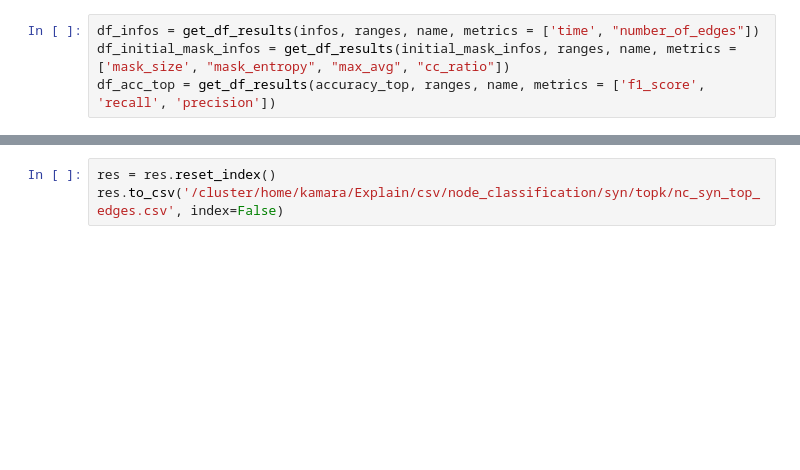
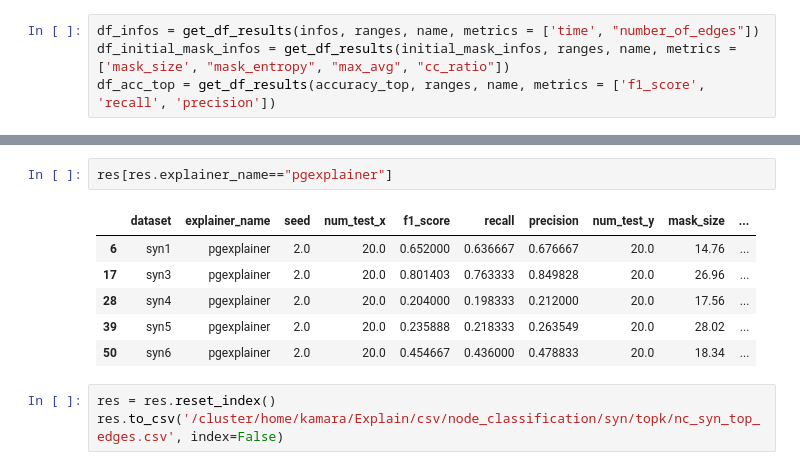
Before and after one commit to GraphFramEx/graphframex, a Jupyter notebook: notebooks/Results_Experiments.ipynb, the cells around one changed output, grey strips where cells are left out. Saved outputs shown, nothing was run; the diff lists cells and outputs as text; blank space fills up the shorter version.

```diff
--- a/notebooks/Results_Experiments.ipynb
+++ b/notebooks/Results_Experiments.ipynb
@@ -780,3 +778,12 @@ res
+# %%
+res[res.explainer_name=="pgexplainer"]
+# %% [output]
+|  | dataset | explainer_name | seed | num_test_x | f1_score | recall | precision | num_test_y | mask_size | ... |
+| 6 | syn1 | pgexplainer | 2.0 | 20.0 | 0.652000 | 0.636667 | 0.676667 | 20.0 | 14.76 | ... |
+| 17 | syn3 | pgexplainer | 2.0 | 20.0 | 0.801403 | 0.763333 | 0.849828 | 20.0 | 26.96 | ... |
+| 28 | syn4 | pgexplainer | 2.0 | 20.0 | 0.204000 | 0.198333 | 0.212000 | 20.0 | 17.56 | ... |
+| 39 | syn5 | pgexplainer | 2.0 | 20.0 | 0.235888 | 0.218333 | 0.263549 | 20.0 | 28.02 | ... |
+| 50 | syn6 | pgexplainer | 2.0 | 20.0 | 0.454667 | 0.436000 | 0.478833 | 20.0 | 18.34 | ... |
 # %%
 res = res.reset_index()
 res.to_csv('/cluster/home/kamara/Explain/csv/node_classification/syn/topk/nc_syn_top_edges.csv', index=False)
```
Also changed, not shown: parts of 5 cells of this notebook, 13 other files.
